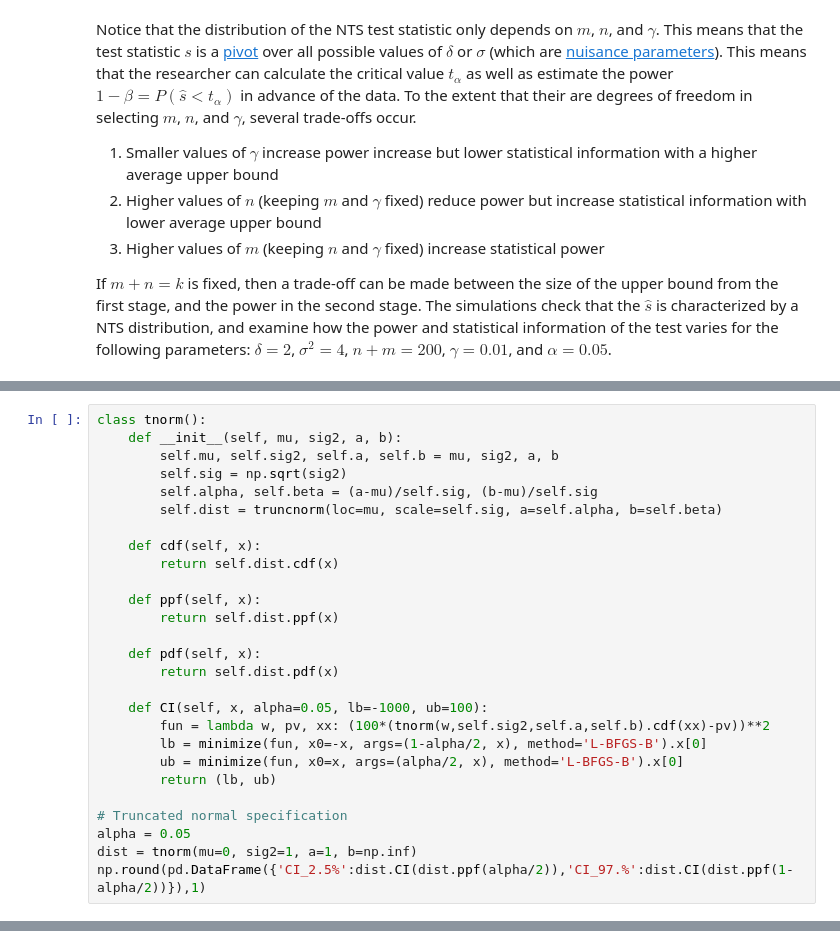
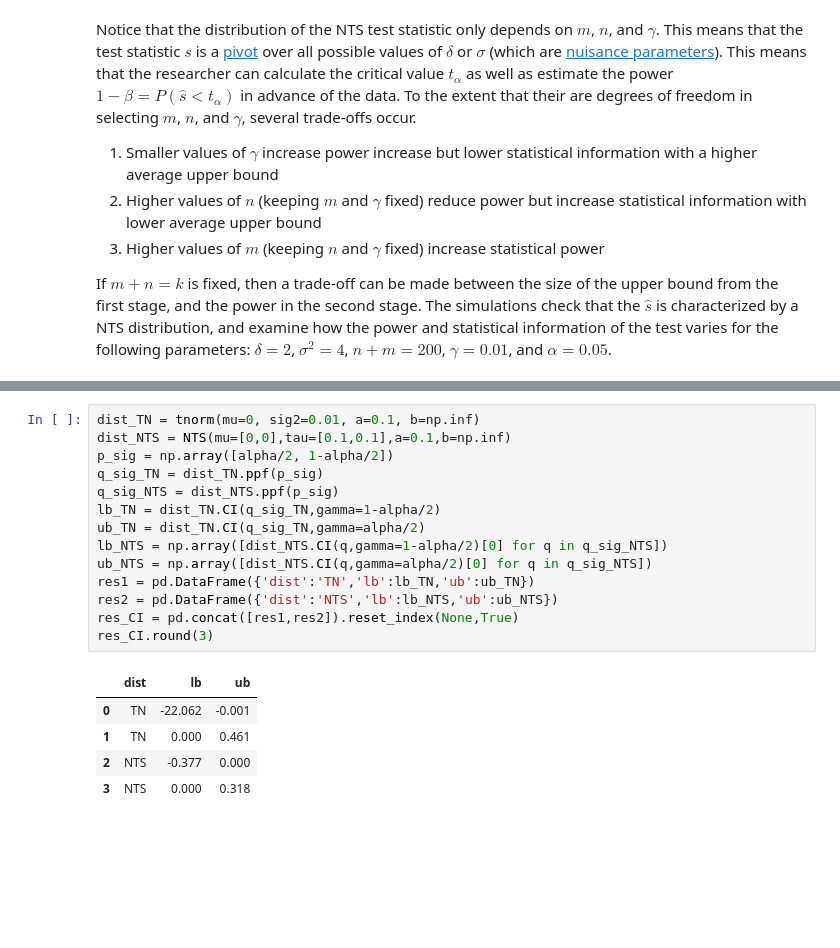
Before and after one commit to erikdrysdale/erikdrysdale.github.io, a Jupyter notebook: _rmd/extra_truncnorm/run_nb.ipynb, the cells around one changed output, grey strips where cells are left out. Saved outputs shown, nothing was run; the diff lists cells and outputs as text; blank space fills up the shorter version.

```diff
--- a/_rmd/extra_truncnorm/run_nb.ipynb
+++ b/_rmd/extra_truncnorm/run_nb.ipynb
@@ -550,27 +390,0 @@ Where $F_{a,b}^{c,d}$ denotes the CDF of a truncated normal or NTS with a mean a
-# %%
-class tnorm():
-    def __init__(self, mu, sig2, a, b):
-        self.mu, self.sig2, self.a, self.b = mu, sig2, a, b
-        self.sig = np.sqrt(sig2)
-        self.alpha, self.beta = (a-mu)/self.sig, (b-mu)/self.sig
-        self.dist = truncnorm(loc=mu, scale=self.sig, a=self.alpha, b=self.beta)
-
-    def cdf(self, x):
-        return self.dist.cdf(x)
-
-    def ppf(self, x):
-        return self.dist.ppf(x)
-
-    def pdf(self, x):
-        return self.dist.pdf(x)
-
-    def CI(self, x, alpha=0.05, lb=-1000, ub=100):
-        fun = lambda w, pv, xx: (100*(tnorm(w,self.sig2,self.a,self.b).cdf(xx)-pv))**2
-        lb = minimize(fun, x0=-x, args=(1-alpha/2, x), method='L-BFGS-B').x[0]
-        ub = minimize(fun, x0=x, args=(alpha/2, x), method='L-BFGS-B').x[0]
-        return (lb, ub)
-
-# Truncated normal specification
-alpha = 0.05
-dist = tnorm(mu=0, sig2=1, a=1, b=np.inf)
-np.round(pd.DataFrame({'CI_2.5%':dist.CI(dist.ppf(alpha/2)),'CI_97.%':dist.CI(dist.ppf(1-alpha/2))}),1)
@@ -585,0 +391,20 @@ The output above shows the confidence intervals (CIs) for a $TN(0,1,1,\infty)$ a
+# %%
+dist_TN = tnorm(mu=0, sig2=0.01, a=0.1, b=np.inf)
+dist_NTS = NTS(mu=[0,0],tau=[0.1,0.1],a=0.1,b=np.inf)
+p_sig = np.array([alpha/2, 1-alpha/2])
+q_sig_TN = dist_TN.ppf(p_sig)
+q_sig_NTS = dist_NTS.ppf(p_sig)
+lb_TN = dist_TN.CI(q_sig_TN,gamma=1-alpha/2)
+ub_TN = dist_TN.CI(q_sig_TN,gamma=alpha/2)
+lb_NTS = np.array([dist_NTS.CI(q,gamma=1-alpha/2)[0] for q in q_sig_NTS])
+ub_NTS = np.array([dist_NTS.CI(q,gamma=alpha/2)[0] for q in q_sig_NTS])
+res1 = pd.DataFrame({'dist':'TN','lb':lb_TN,'ub':ub_TN})
+res2 = pd.DataFrame({'dist':'NTS','lb':lb_NTS,'ub':ub_NTS})
+res_CI = pd.concat([res1,res2]).reset_index(None,True)
+res_CI.round(3)
+# %% [output]
+|  | dist | lb | ub |
+| 0 | TN | -22.062 | -0.001 |
+| 1 | TN | 0.000 | 0.461 |
+| 2 | NTS | -0.377 | 0.000 |
+| 3 | NTS | 0.000 | 0.318 |
```
Also changed, not shown: parts of 17 cells of this notebook, 13 other files.
